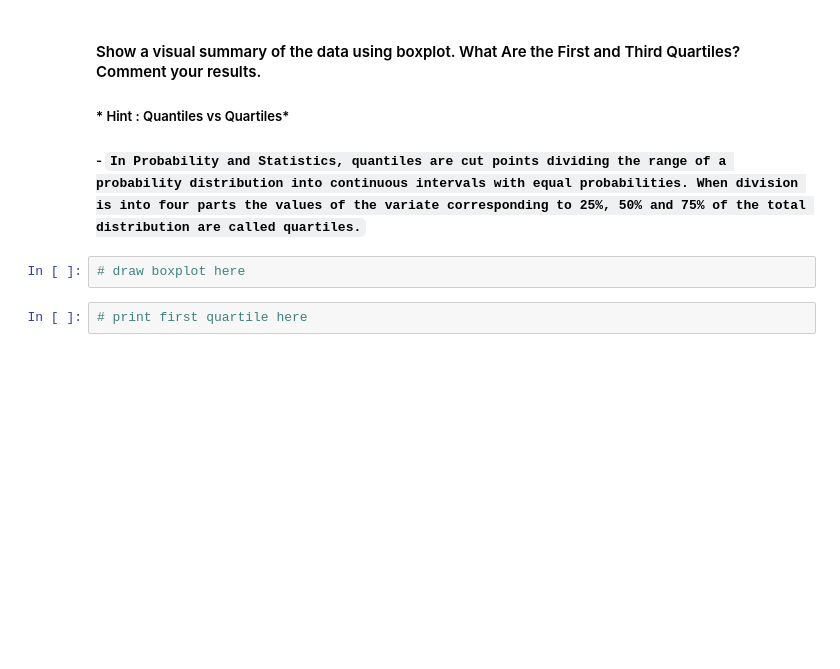
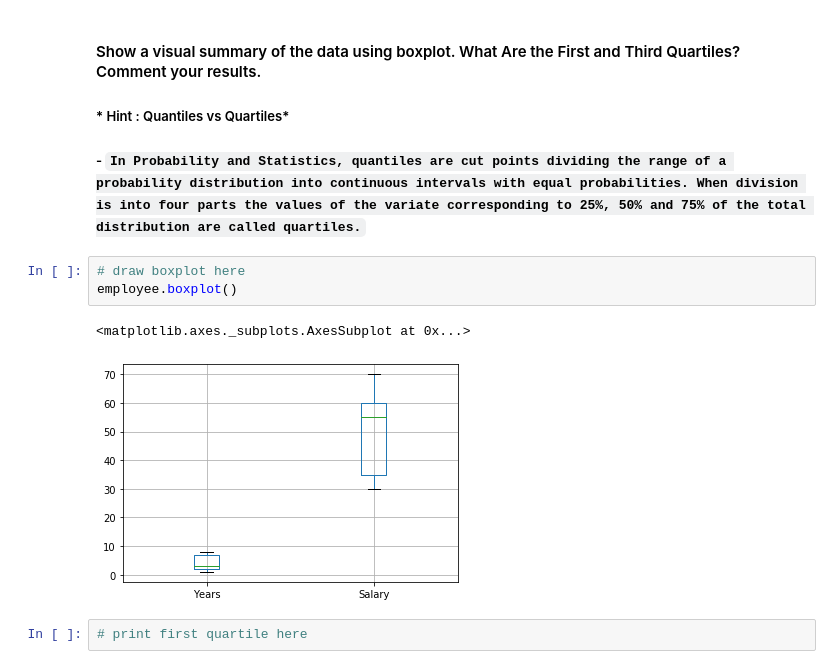
Before and after one commit to ta-datapt-bcn/lab-subsetting-and-descriptive-stats, a Jupyter notebook: your-code/main.ipynb, the cells around one changed output. Drawn from its saved outputs; the diff is of its cells as text; blank space fills up the shorter version.

```diff
--- a/your-code/main.ipynb
+++ b/your-code/main.ipynb
@@ -210,6 +238,10 @@ Hint : There are 3 ways to do it. Do it all ways.
 ##### - `In Probability and Statistics, quantiles are cut points dividing the range of a probability distribution into continuous intervals with equal probabilities. When division is into four parts the values of the variate corresponding to 25%, 50% and 75% of the total distribution are called quartiles.`
 # %%
 # draw boxplot here
+employee.boxplot()
+# %% [output]
+<matplotlib.axes._subplots.AxesSubplot at 0x...>
+[figure, added]
 # %%
 # print first quartile here
 # %%
```
Also changed, not shown: parts of 5 cells of this notebook.
